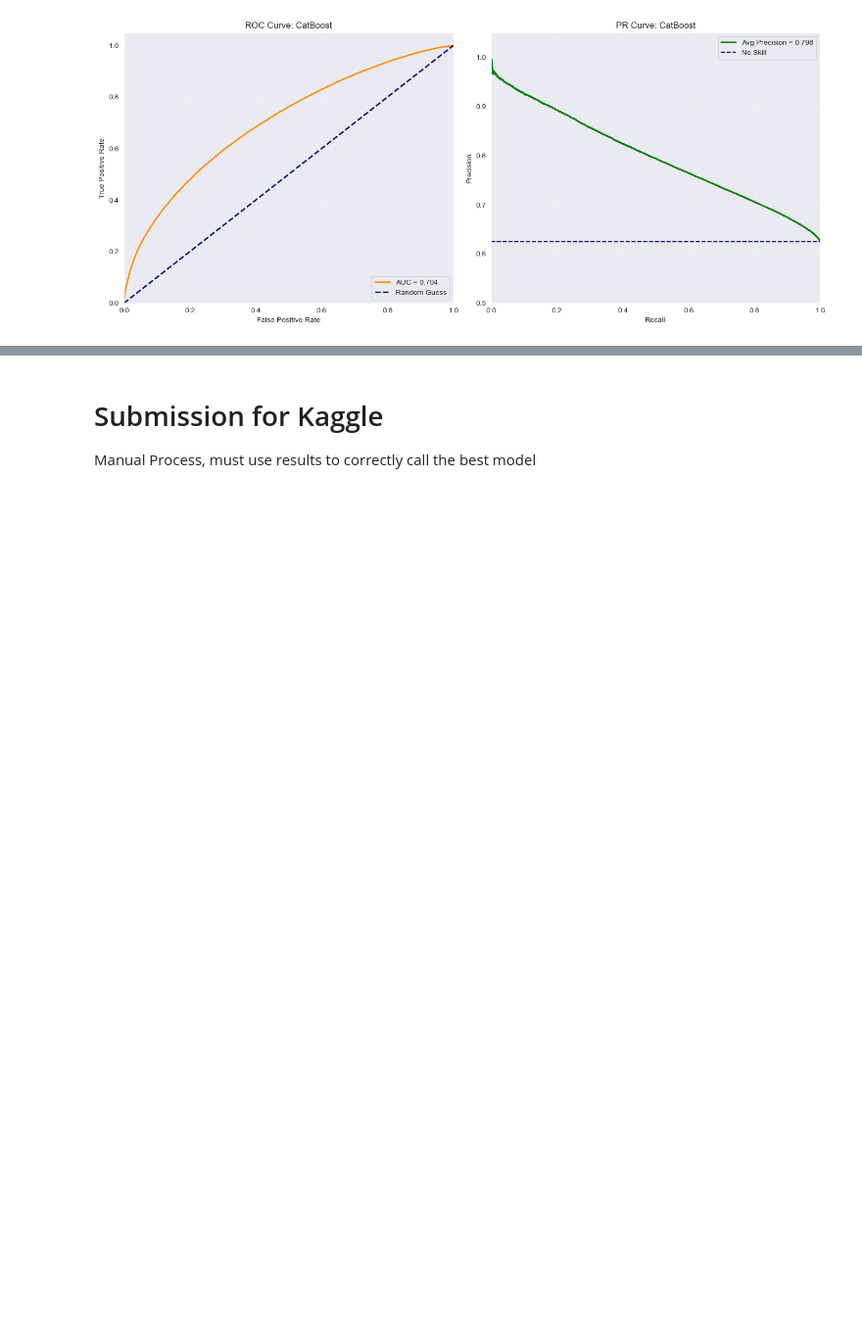
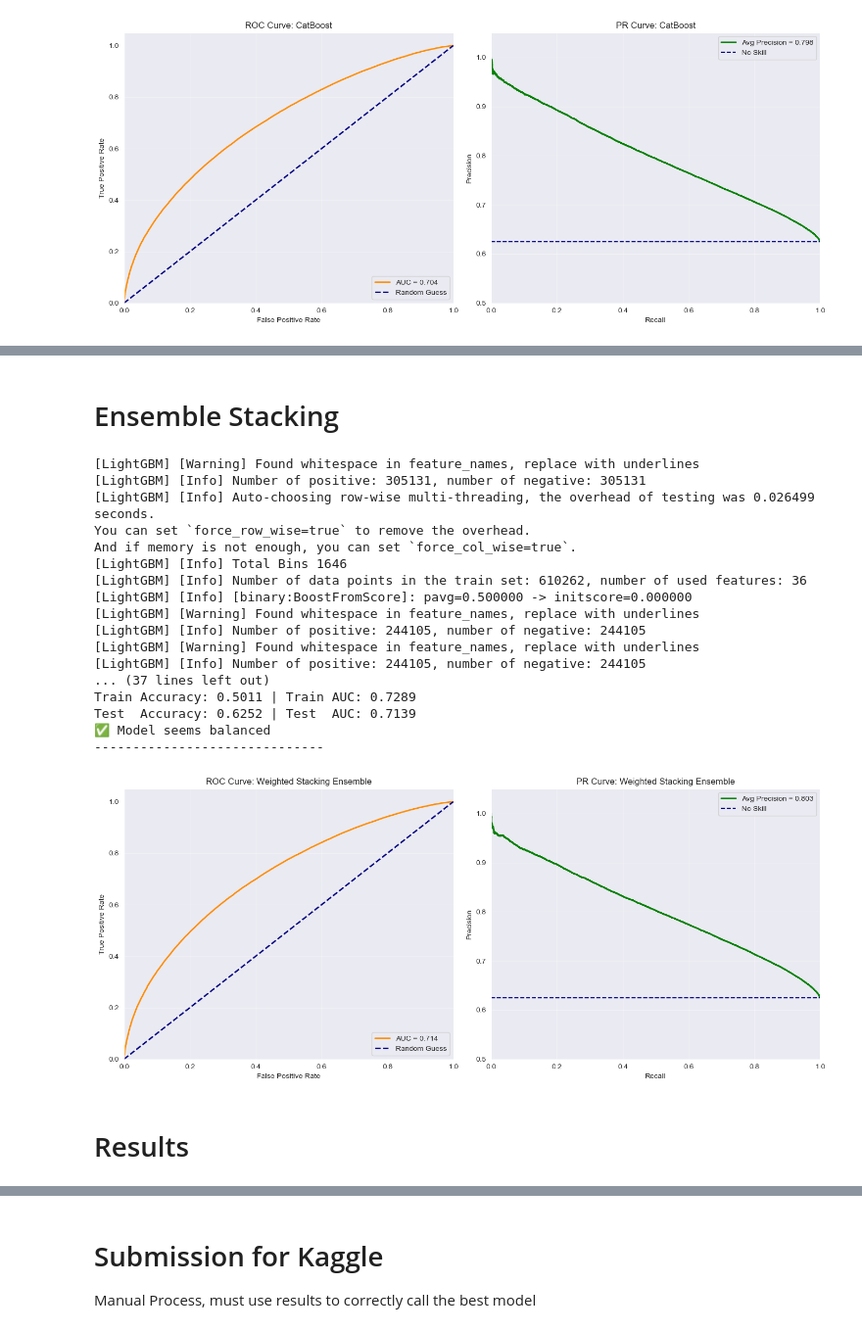
Before and after one commit to MakennaWorley/Kaggle-Challenges-Python, a Jupyter notebook: s5e12/s5e12.ipynb, the cells around one changed output, grey strips where cells are left out. Shown at 98% size. Drawn from its saved outputs; the diff is of its cells as text; code cells hidden in the pictures; blank space fills up the shorter version.

```diff
--- a/s5e12/s5e12.ipynb
+++ b/s5e12/s5e12.ipynb
@@ -456,5 +453,0 @@ Test  Accuracy: 0.6285 | Test  AUC: 0.6953
-# %%
-softmax = LogisticRegression(multi_class='multinomial', solver='lbfgs', max_iter=1000, random_state=SEED)
-results.append(
-    evaluate_and_graph(softmax, X_train, y_train, X_test, y_test, "Softmax Regression", True)
-)
@@ -470,7 +453,0 @@ Test  Accuracy: 0.6286 | Test  AUC: 0.6953
-# %%
-from sklearn.ensemble import RandomForestClassifier
-
-rf = RandomForestClassifier(n_estimators=100, max_depth=10, random_state=SEED)
-results.append(
-    evaluate_and_graph(rf, X_train, y_train, X_test, y_test, "Random Forest", True)
-)
@@ -484,9 +454,2 @@ Test  Accuracy: 0.6290 | Test  AUC: 0.6980
 # %% [markdown]
 # Gradient Boosting Classifier Model
-# %%
-from sklearn.ensemble import GradientBoostingClassifier
-
-gb = GradientBoostingClassifier(n_estimators=100, learning_rate=0.1, random_state=SEED)
-results.append(
-    evaluate_and_graph(gb, X_train, y_train, X_test, y_test, "Gradient Boosting", True)
-)
@@ -644,0 +570,2 @@ Final ranking (higher = better):
+# %% [markdown]
+# Ensemble Stacking
@@ -644,0 +670,38 @@ Final ranking (higher = better):
+# %%
+from sklearn.model_selection import StratifiedKFold
+
+cv = StratifiedKFold(n_splits=5, shuffle=True, random_state=SEED)
+
+stack_weighted = WeightedStackingClassifier(
+    estimators=estimators,
+    final_estimator=LogisticRegression(max_iter=3000),
+    weights=weights,
+    cv=cv,
+    n_jobs=-1,
+    passthrough=False
+)
+
+results.append(
+    evaluate_and_graph(stack_weighted, X_train, y_train, X_test, y_test, "Weighted Stacking Ensemble", True)
+)
+# %% [output]
+[LightGBM] [Warning] Found whitespace in feature_names, replace with underlines
+[LightGBM] [Info] Number of positive: 305131, number of negative: 305131
+[LightGBM] [Info] Auto-choosing row-wise multi-threading, the overhead of testing was 0.026499 seconds.
+You can set `force_row_wise=true` to remove the overhead.
+And if memory is not enough, you can set `force_col_wise=true`.
+[LightGBM] [Info] Total Bins 1646
+[LightGBM] [Info] Number of data points in the train set: 610262, number of used features: 36
+[LightGBM] [Info] [binary:BoostFromScore]: pavg=0.500000 -> initscore=0.000000
+[LightGBM] [Warning] Found whitespace in feature_names, replace with underlines
+[LightGBM] [Info] Number of positive: 244105, number of negative: 244105
+[LightGBM] [Warning] Found whitespace in feature_names, replace with underlines
+[LightGBM] [Info] Number of positive: 244105, number of negative: 244105
+... (37 lines left out)
+Train Accuracy: 0.5011 | Train AUC: 0.7289
+Test  Accuracy: 0.6252 | Test  AUC: 0.7139
+✅ Model seems balanced
+------------------------------
+[figure, added]
+# %% [markdown]
+# Results
```
Also changed, not shown: parts of 13 cells of this notebook.
